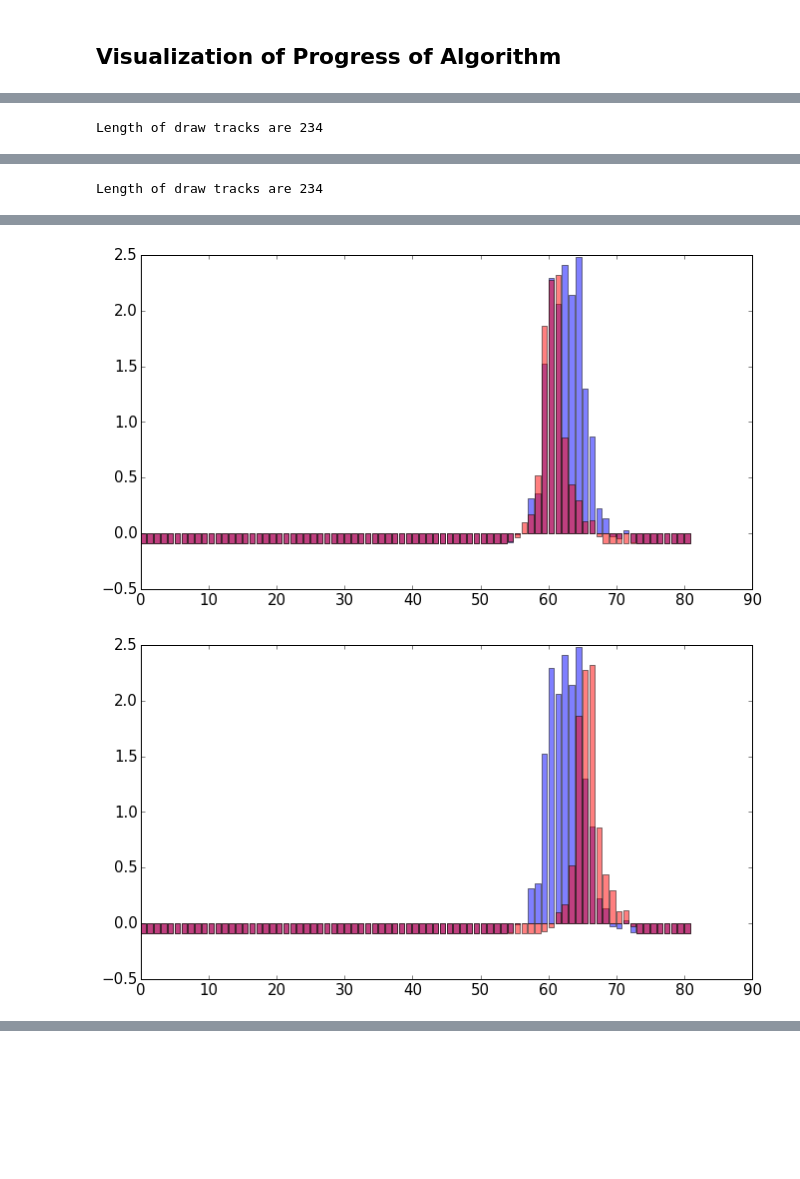
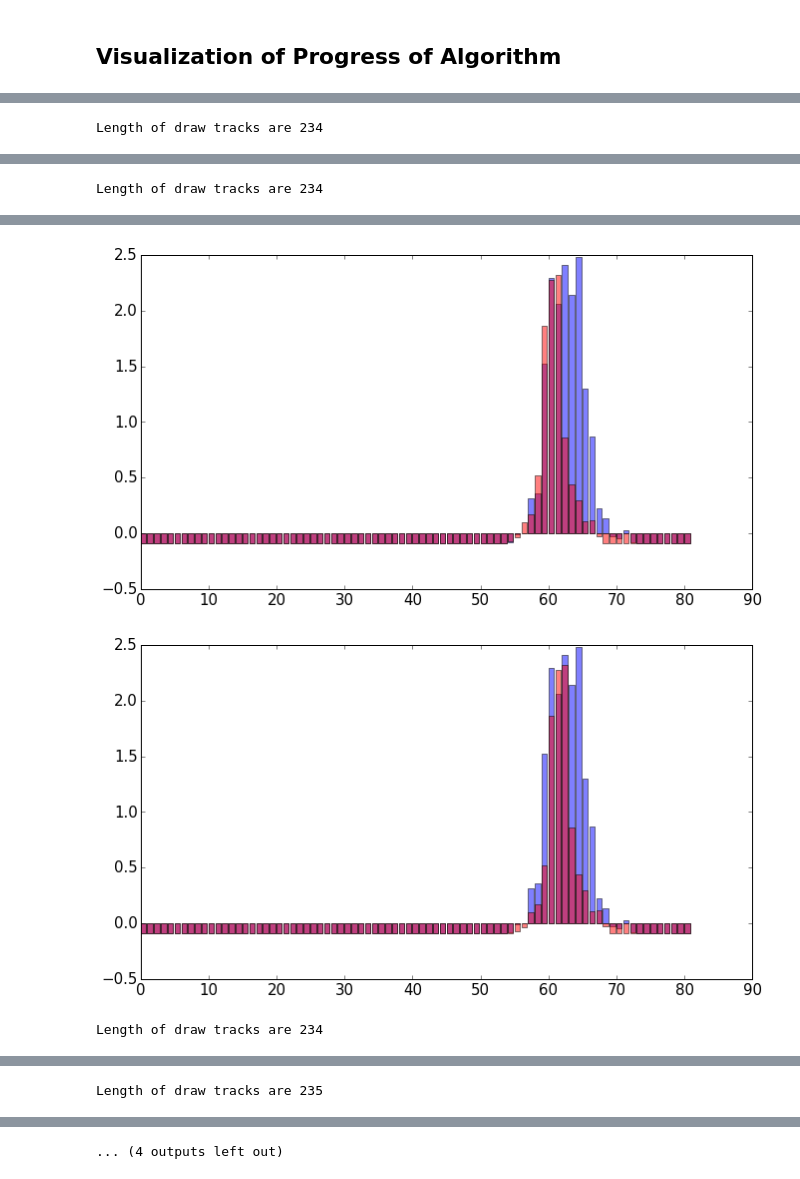
Before and after one commit to ewengillies/track-finding-yandex, a Jupyter notebook: notebooks/MainPipeline_WithRANSAC.ipynb, the cells around one changed output, grey strips where cells are left out. Cells and saved outputs as stored; diff of their text form; code cells hidden in the pictures; blank space fills up the shorter version.

```diff
--- a/notebooks/MainPipeline_WithRANSAC.ipynb
+++ b/notebooks/MainPipeline_WithRANSAC.ipynb
@@ -669,32 +669,33 @@ plot_add_tracks(hits.cydet, hough, size=plot_norm_size(plot_hough_image_3,40), a
                 tolerance=0.00)
 show()
 
 # Shift in Hough Space
 # TODO magic number here
-plot_hough_shift(integral_even_3[event,:], integral_odd_3[event,:], -ideal_rotate_3[event])
+plot_hough_shift(integral_even_3[event,:], integral_odd_3[event,:], ideal_rotate_3[event]-6)
 show()
 
 # Hough output
 plot_output(shift_plot, hits.cydet, size=plot_norm_size(shift_pred_evt_3[event,:]), add_transform=True)
 plot_add_tracks(hits.cydet, hough, size=plot_norm_size(shift_hough_image,40))
 show()
 # Inverse Hough output
 plot_output(shift_plot, hits.cydet, size=plot_norm_size(shift_hough_output))
 plot_add_tracks(hits.cydet, hough, size=plot_norm_size(shift_hough_image,40), add_transform=True,
                 tolerance=0.00)
 show()
 # Final
 plot_output(to_plot, hits.cydet, size=plot_norm_size(pred_final_evt_3[event,:]))
 show()
 
 # RANSAC
 print ransac_fit(to_plot, cut_pred_final_3[event,:], plot=True)
 # %% [output]
 [figure]
 [figure]
 Length of draw tracks are 234
 [figure]
 Length of draw tracks are 234
 [figure]
 [figure]
-[figure, old version]
+[figure, new version]
+Length of draw tracks are 234
@@ -700,0 +703 @@ Length of draw tracks are 234
+Length of draw tracks are 235
@@ -700,0 +705 @@ Length of draw tracks are 234
+... (4 outputs left out)
```
Also changed, not shown: parts of 1 cell of this notebook.
